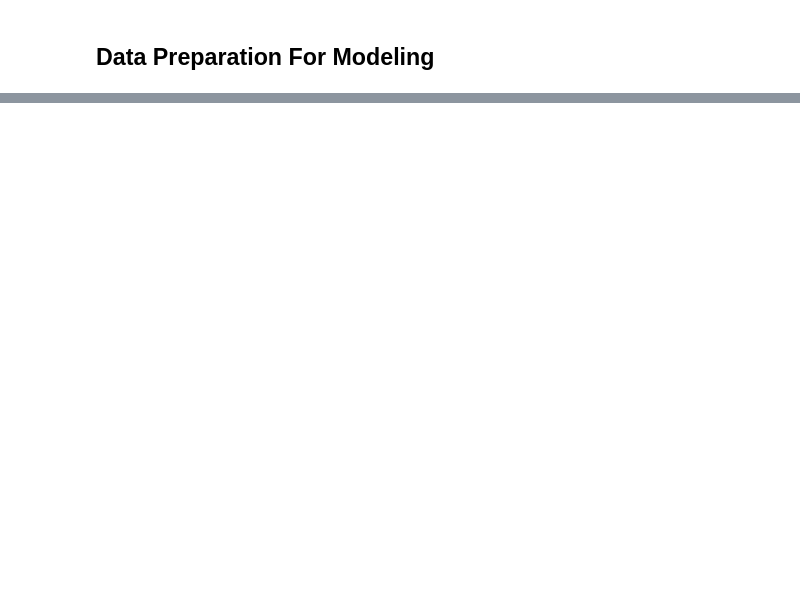
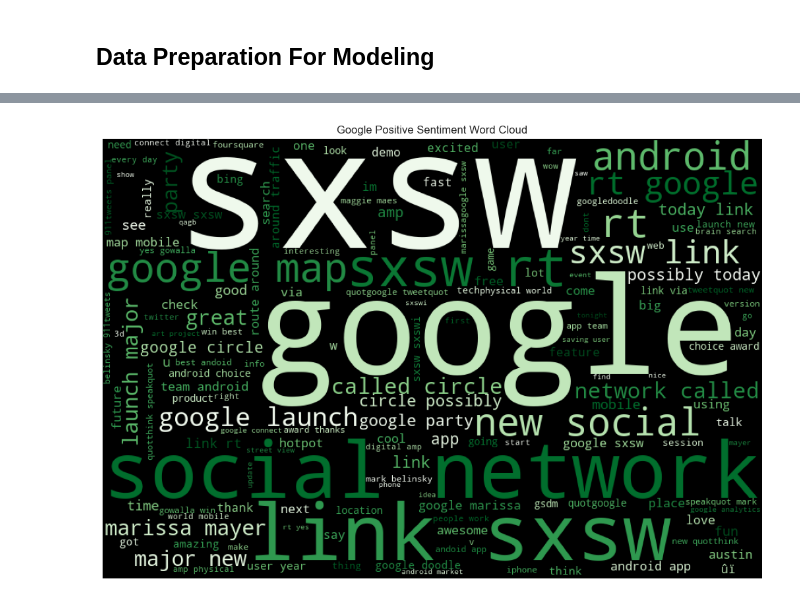
Before and after one commit to Bywani/AG_Sentiment_Analysis, a Jupyter notebook: Apple-Google Sentiment Analyzer.ipynb, the cells around one changed output, grey strips where cells are left out. Saved outputs shown, nothing was run; the diff lists cells and outputs as text; code cells hidden in the pictures; blank space fills up the shorter version.

```diff
--- a/Apple-Google Sentiment Analyzer.ipynb
+++ b/Apple-Google Sentiment Analyzer.ipynb
@@ -501,0 +613,18 @@ plt.show()
+# %%
+# Get the tweets for Google with positive sentiment
+google_pos_tweets = df[(df['Company']=='Google') & (df['Sentiment']=='Positive')]['Tweets'].tolist()
+
+# Join all tweets together into a single string
+google_pos_words = ' '.join([tweet for sublist in google_pos_tweets for tweet in sublist])
+
+# Create a word cloud for positive sentiment words for Google
+wordcloud = WordCloud(width = 900, height = 600, background_color = 'black',
+                      colormap = 'Greens', min_font_size = 10).generate(google_pos_words)
+plt.figure(figsize = (10, 8), facecolor = None)
+plt.imshow(wordcloud)
+plt.axis("off")
+plt.tight_layout(pad = 0)
+plt.title("Google Positive Sentiment Word Cloud")
+plt.show()
+# %% [output]
+[figure, added]
```
Also changed, not shown: parts of 17 cells of this notebook.
